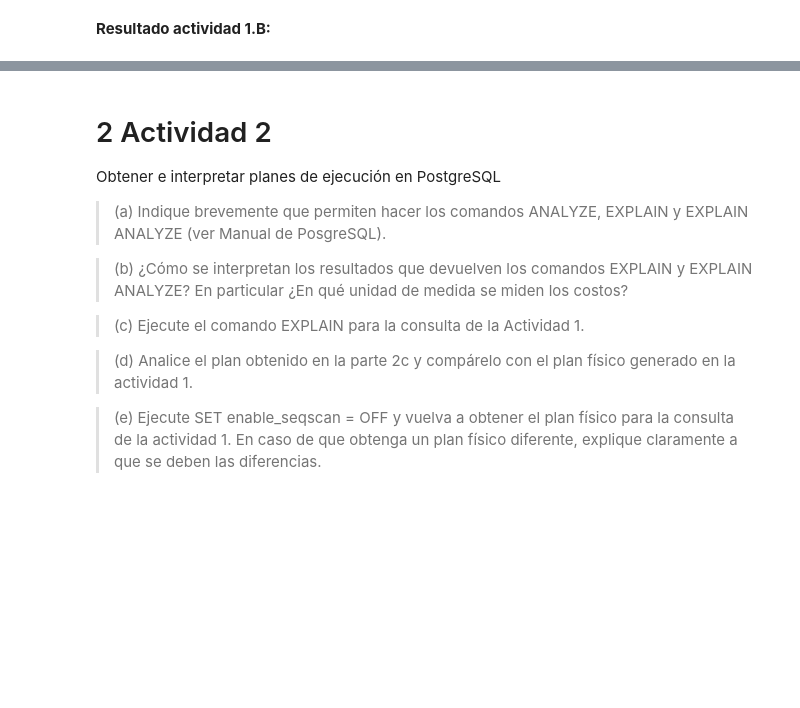
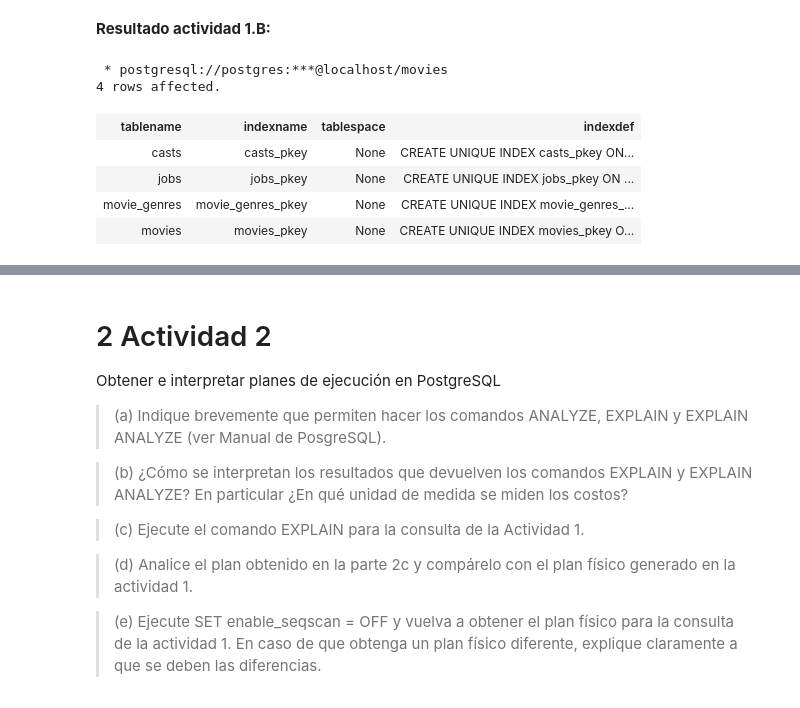
Before and after one commit to brunocentanaro/fundamentos, a Jupyter notebook: Tarea4/Tarea4_labFBD2022.ipynb, the cells around one changed output, grey strips where cells are left out. Saved outputs shown, nothing was run; the diff lists cells and outputs as text; code cells hidden in the pictures; blank space fills up the shorter version.

```diff
--- a/Tarea4/Tarea4_labFBD2022.ipynb
+++ b/Tarea4/Tarea4_labFBD2022.ipynb
@@ -118,3 +131,14 @@ Obtener los planes lógicos de acuerdo a lo visto en el curso.
 Generar un plan físico para el plan lógico visto de la parte 1.A
 # %% [markdown]
 **Resultado actividad 1.B:**
+# %%
+%%sql
+select tablename,indexname,tablespace,indexdef  from pg_indexes where tablename = 'movie_genres' or tablename = 'movies' or tablename = 'casts' or tablename = 'jobs' or tablename = 'movie_genres';
+# %% [output]
+ * postgresql://postgres:***@localhost/movies
+4 rows affected.
+| tablename | indexname | tablespace | indexdef |
+| casts | casts_pkey | None | CREATE UNIQUE INDEX casts_pkey ON... |
+| jobs | jobs_pkey | None | CREATE UNIQUE INDEX jobs_pkey ON ... |
+| movie_genres | movie_genres_pkey | None | CREATE UNIQUE INDEX movie_genres_... |
+| movies | movies_pkey | None | CREATE UNIQUE INDEX movies_pkey O... |
```
Also changed, not shown: parts of 9 cells of this notebook.
